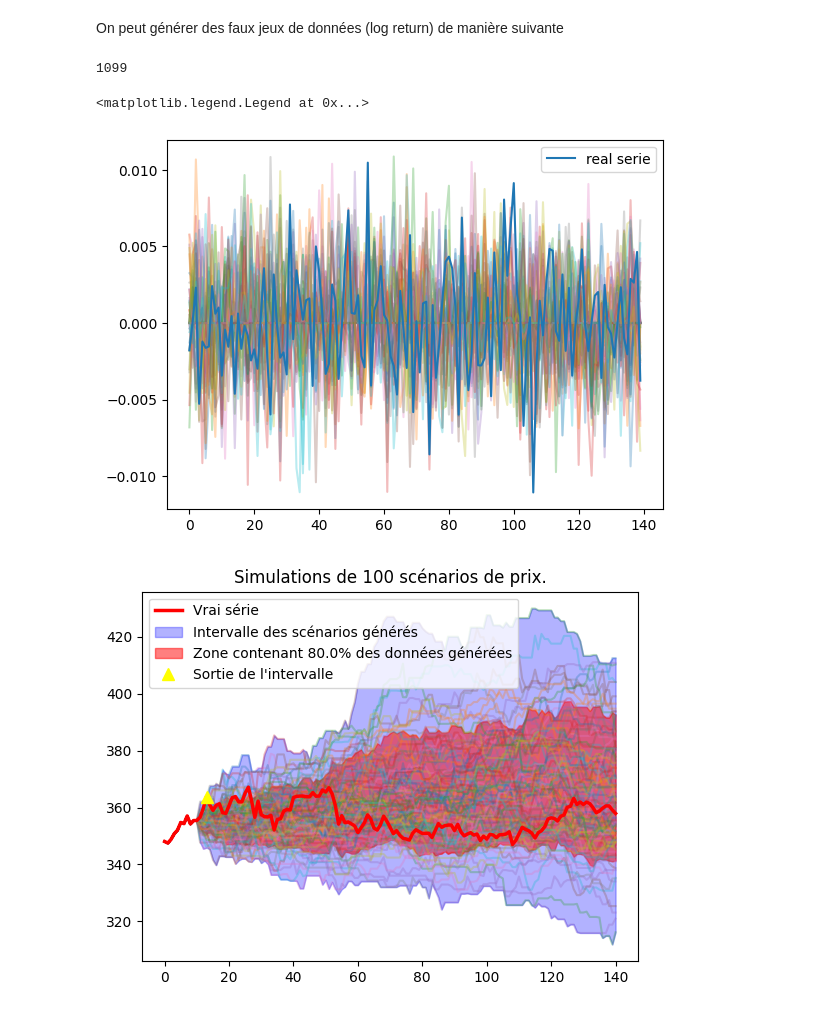
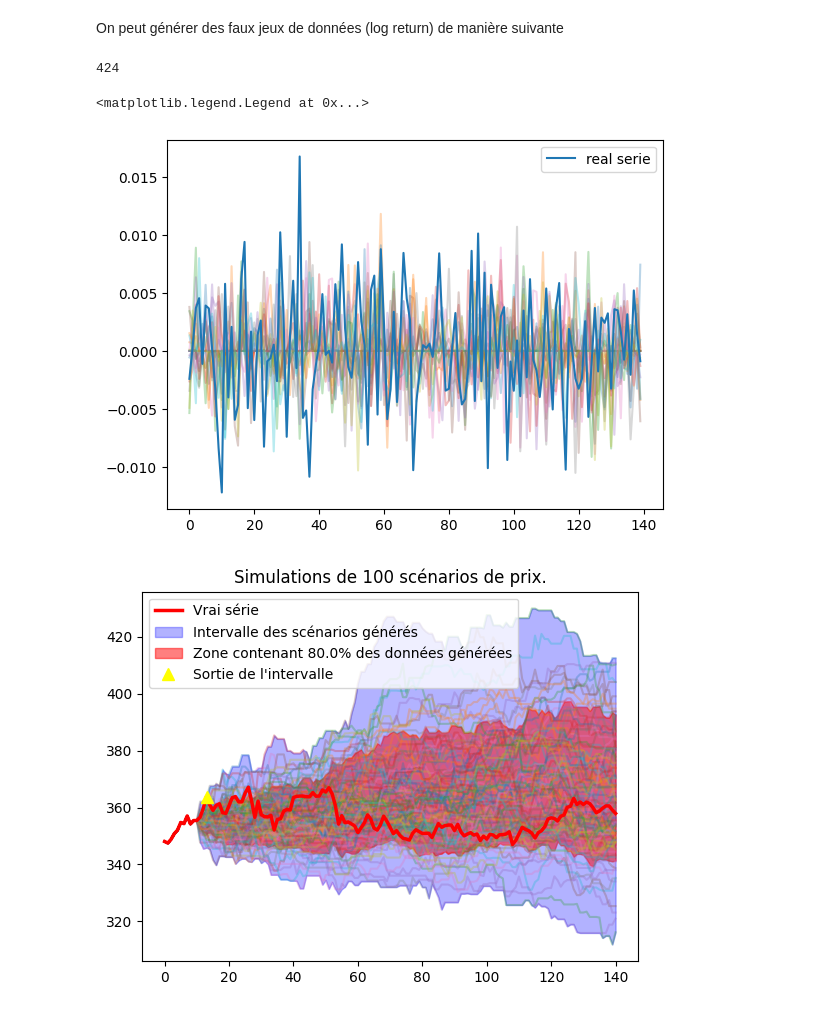
Before and after one commit to QMoayedpour/statapp-hsbc, a Jupyter notebook: gan_cnn.ipynb, the cells around one changed output. Drawn from its saved outputs; the diff is of its cells as text; code cells hidden in the pictures.

```diff
--- a/gan_cnn.ipynb
+++ b/gan_cnn.ipynb
@@ -83,0 +72,2 @@ best score : 0.007427626987919211  epoch : 10
+# %%
+train.G.load_state_dict(torch.load('./model/gen_epoch98.pt'))
@@ -99,23 +91,25 @@ from utils.network import generate_fake_scenario, evaluate_fake_scenario
 On peut générer des faux jeux de données (log return) de manière suivante
 # %%
 start = random.randint(200,2000)
+num=20
+amplifier = 1
 noise = torch.randn((num, 1, train.latent_dim)) * amplifier
 real_samples = torch.from_numpy(y[start:start+train.conditional])
 noise[:, :, :train.conditional] = real_samples
 device = torch.device("cuda" if torch.cuda.is_available() else "cpu")
 noise = noise.to(device)
 v = train.G(noise) / 5
 #v[:, :, :train.conditional] = real_samples
 v = np.array(v.float().cpu().detach()[:, 0,  :])
 print(start)
 for ar in v:
     plt.plot(ar, alpha=0.3)
 plt.plot(y[start:start+train.ts_dim-train.conditional], label='real serie')
 plt.legend()
 # %% [output]
-1099
+424
 <matplotlib.legend.Legend at 0x...>
-[figure, old version]
+[figure, new version]
 # %%
 start = 1500
 
```
Also changed, not shown: parts of 6 cells of this notebook, 1 other file.
